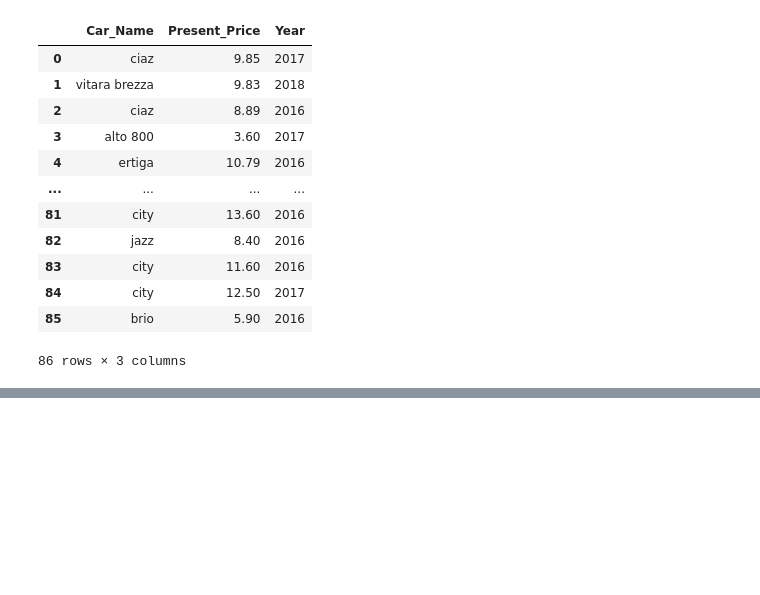
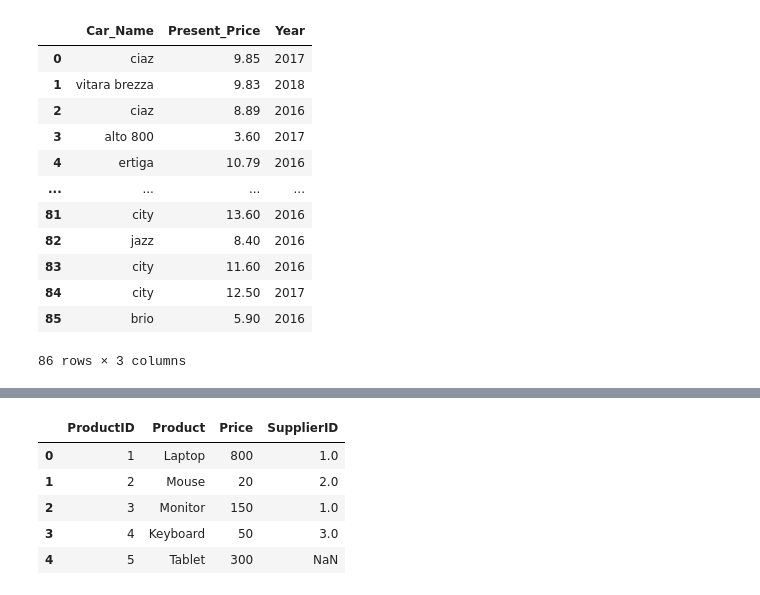
Before and after one commit to brunonagy1/Working-with-databases, a Jupyter notebook: databases1.ipynb, the cells around one changed output, grey strips where cells are left out. Saved outputs shown, nothing was run; the diff lists cells and outputs as text; code cells hidden in the pictures; blank space fills up the shorter version.

```diff
--- a/databases1.ipynb
+++ b/databases1.ipynb
@@ -58,0 +111,16 @@ sqldf("SELECT Car_name, Present_Price, Year FROM df WHERE Year>2015")
+# %%
+products_data = {
+    "ProductID": [1, 2, 3, 4, 5],
+    "Product": ["Laptop", "Mouse", "Monitor", "Keyboard", "Tablet"],
+    "Price": [800, 20, 150, 50, 300],
+    "SupplierID": [1, 2, 1, 3, None]  # Tablet nema dobavljača
+}
+products_df = pd.DataFrame(products_data)
+products_df
+# %% [output]
+|  | ProductID | Product | Price | SupplierID |
+| 0 | 1 | Laptop | 800 | 1.0 |
+| 1 | 2 | Mouse | 20 | 2.0 |
+| 2 | 3 | Monitor | 150 | 1.0 |
+| 3 | 4 | Keyboard | 50 | 3.0 |
+| 4 | 5 | Tablet | 300 | NaN |
```
Also changed, not shown: parts of 18 cells of this notebook.
